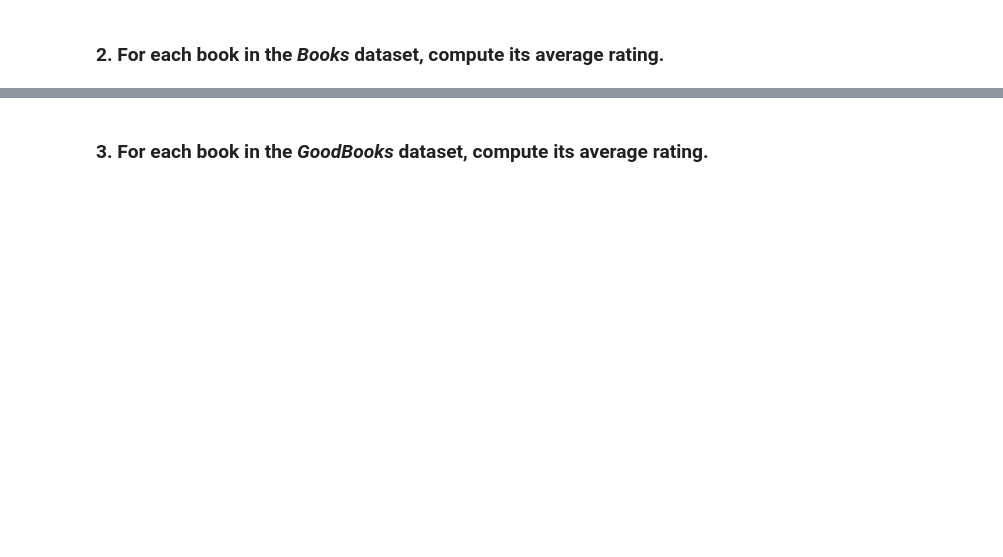
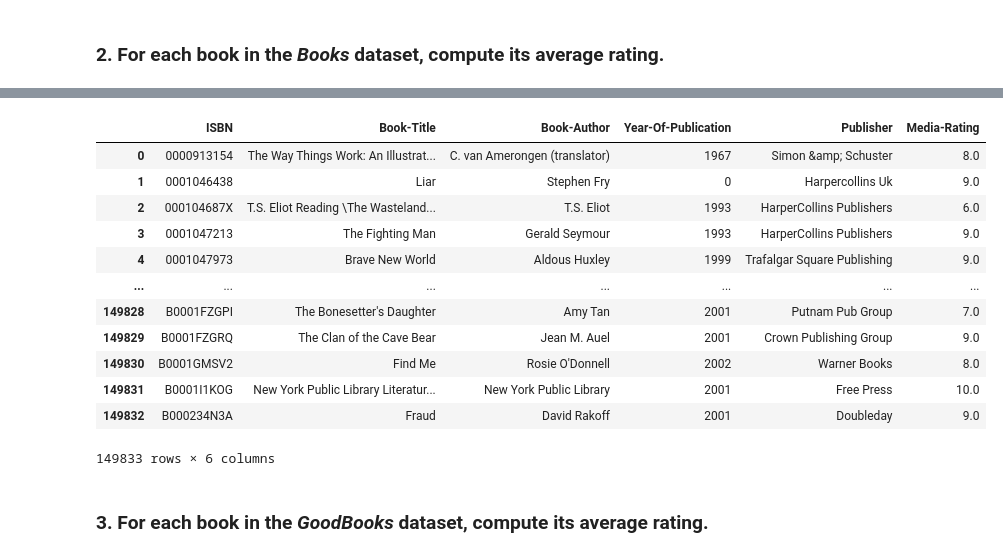
Before and after one commit to FPozzoni/ProjectFCS, a Jupyter notebook: progetto_2021.ipynb, the cells around one changed output, grey strips where cells are left out. Cells and saved outputs as stored; diff of their text form; code cells hidden in the pictures; blank space fills up the shorter version.

```diff
--- a/progetto_2021.ipynb
+++ b/progetto_2021.ipynb
@@ -71,0 +127,22 @@ avgRatings
+# %%
+# mi copio joinBookRatings ed elimino tutte le righe che soddisfano la condizione Book-Rating nullo
+# eseguo poi le stesse operazioni fatte in precedenza per ricavare la colonna media-rating
+prova = joinBookRatings
+prova = prova.drop(prova[prova['Book-Rating'] == 0].index)
+avgRatings_2 = prova.groupby(['ISBN','Book-Title','Book-Author','Year-Of-Publication','Publisher'], as_index=False)['Book-Rating'].mean()[['ISBN','Book-Title','Book-Author','Year-Of-Publication','Publisher','Book-Rating']]
+avgRatings_2.rename({'Book-Rating': 'Media-Rating'}, axis=1, inplace=True)
+avgRatings_2
+# %% [output]
+|  | ISBN | Book-Title | Book-Author | Year-Of-Publication | Publisher | Media-Rating |
+| 0 | 0000913154 | The Way Things Work: An Illustrat... | C. van Amerongen (translator) | 1967 | Simon &amp; Schuster | 8.0 |
+| 1 | 0001046438 | Liar | Stephen Fry | 0 | Harpercollins Uk | 9.0 |
+| 2 | 000104687X | T.S. Eliot Reading \The Wasteland... | T.S. Eliot | 1993 | HarperCollins Publishers | 6.0 |
+| 3 | 0001047213 | The Fighting Man | Gerald Seymour | 1993 | HarperCollins Publishers | 9.0 |
+| 4 | 0001047973 | Brave New World | Aldous Huxley | 1999 | Trafalgar Square Publishing | 9.0 |
+| ... | ... | ... | ... | ... | ... | ... |
+| 149828 | B0001FZGPI | The Bonesetter's Daughter | Amy Tan | 2001 | Putnam Pub Group | 7.0 |
+| 149829 | B0001FZGRQ | The Clan of the Cave Bear | Jean M. Auel | 2001 | Crown Publishing Group | 9.0 |
+| 149830 | B0001GMSV2 | Find Me | Rosie O'Donnell | 2002 | Warner Books | 8.0 |
+| 149831 | B0001I1KOG | New York Public Library Literatur... | New York Public Library | 2001 | Free Press | 10.0 |
+| 149832 | B000234N3A | Fraud | David Rakoff | 2001 | Doubleday | 9.0 |
+149833 rows × 6 columns
```
Also changed, not shown: parts of 45 cells of this notebook, 1 other file.
